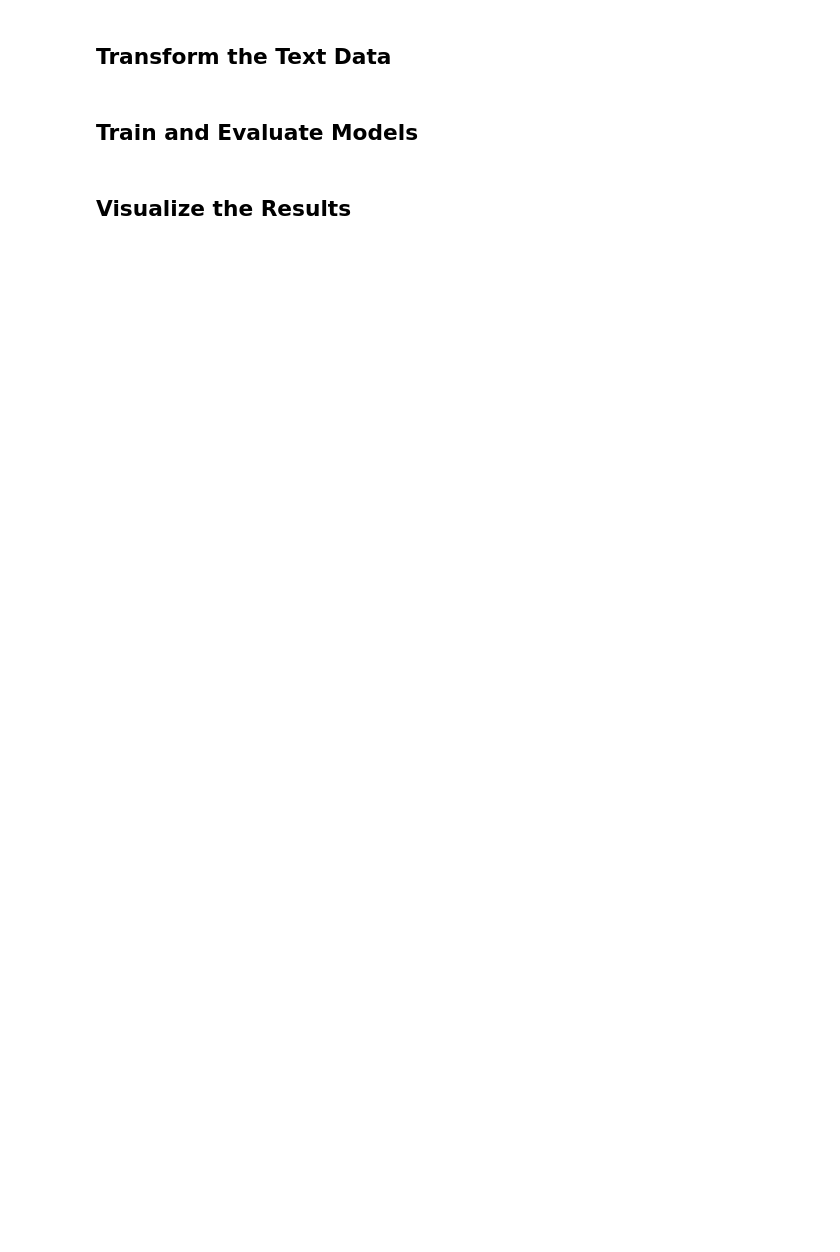
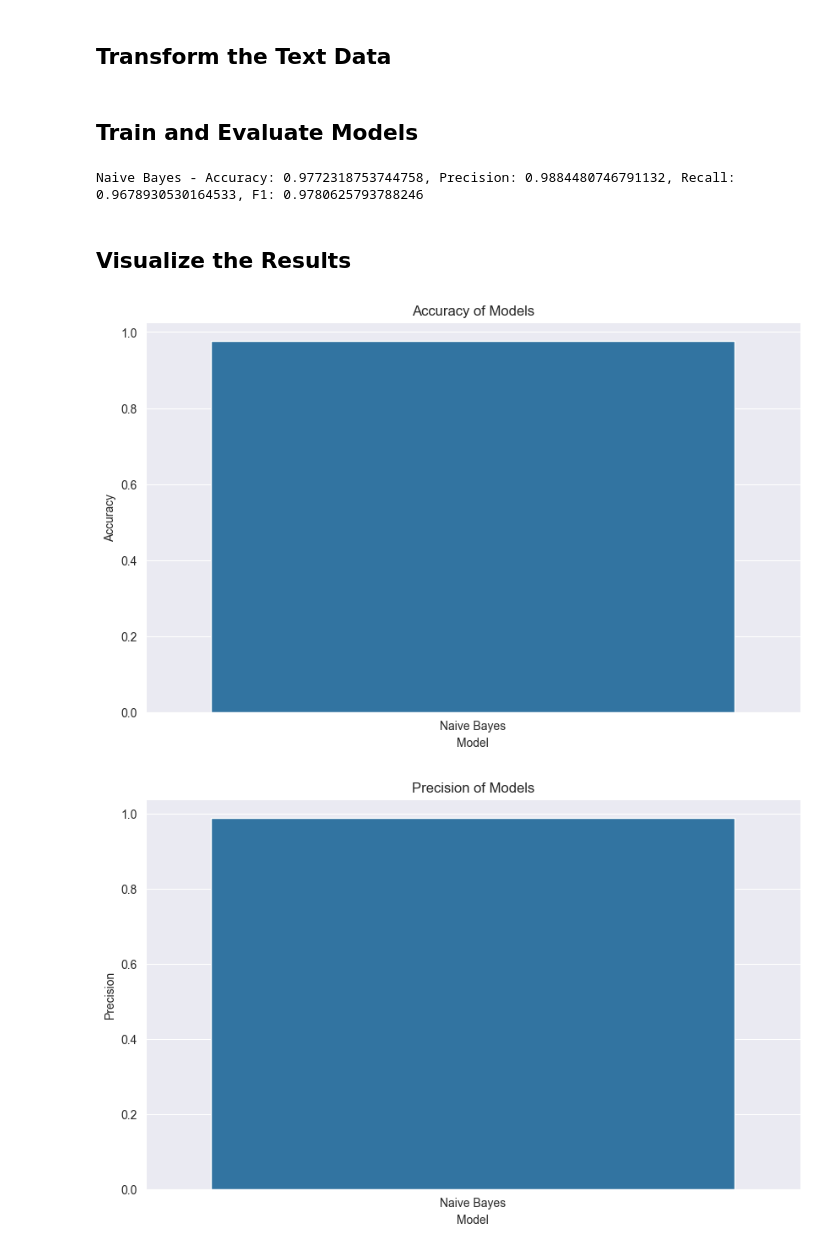
Before and after one commit to OgnjenGligoric/spam-ham-classifier, a Jupyter notebook: app.ipynb, the cells around one changed output. Cells and saved outputs as stored; diff of their text form; code cells hidden in the pictures; blank space fills up the shorter version.

```diff
--- a/app.ipynb
+++ b/app.ipynb
@@ -55,43 +69,55 @@ nn_model = MLPClassifier(hidden_layer_sizes=(100,), max_iter=300)
 # Train and evaluate Naive Bayes model
 nb_metrics = train_and_evaluate_model(nb_model, X_train_tfidf, X_test_tfidf, y_train, y_test)
 print(f"Naive Bayes - Accuracy: {nb_metrics[0]}, Precision: {nb_metrics[1]}, Recall: {nb_metrics[2]}, F1: {nb_metrics[3]}")
-
-# Train and evaluate SVM model
-svm_metrics = train_and_evaluate_model(svm_model, X_train_tfidf, X_test_tfidf, y_train, y_test)
-print(f"SVM - Accuracy: {svm_metrics[0]}, Precision: {svm_metrics[1]}, Recall: {svm_metrics[2]}, F1: {svm_metrics[3]}")
-
-# Train and evaluate Neural Network model
-nn_metrics = train_and_evaluate_model(nn_model, X_train_tfidf, X_test_tfidf, y_train, y_test)
-print(f"Neural Network - Accuracy: {nn_metrics[0]}, Precision: {nn_metrics[1]}, Recall: {nn_metrics[2]}, F1: {nn_metrics[3]}")
+#
+# # Train and evaluate SVM model
+# svm_metrics = train_and_evaluate_model(svm_model, X_train_tfidf, X_test_tfidf, y_train, y_test)
+# print(f"SVM - Accuracy: {svm_metrics[0]}, Precision: {svm_metrics[1]}, Recall: {svm_metrics[2]}, F1: {svm_metrics[3]}")
+#
+# # Train and evaluate Neural Network model
+# nn_metrics = train_and_evaluate_model(nn_model, X_train_tfidf, X_test_tfidf, y_train, y_test)
+# print(f"Neural Network - Accuracy: {nn_metrics[0]}, Precision: {nn_metrics[1]}, Recall: {nn_metrics[2]}, F1: {nn_metrics[3]}")
+# %% [output]
+Naive Bayes - Accuracy: 0.9772318753744758, Precision: 0.9884480746791132, Recall: 0.9678930530164533, F1: 0.9780625793788246
 # %% [markdown]
 ## Visualize the Results
 # %%
-# Create a DataFrame for the metrics
+# # Create a DataFrame for the metrics
 metrics_df = pd.DataFrame({
-    'Model': ['Naive Bayes', 'SVM', 'Neural Network'],
-    'Accuracy': [nb_metrics[0], svm_metrics[0], nn_metrics[0]],
-    'Precision': [nb_metrics[1], svm_metrics[1], nn_metrics[1]],
-    'Recall': [nb_metrics[2], svm_metrics[2], nn_metrics[2]],
-    'F1 Score': [nb_metrics[3], svm_metrics[3], nn_metrics[3]]
+    'Model': ['Naive Bayes'],
+    'Accuracy': [nb_metrics[0]],
+    'Precision': [nb_metrics[1]],
+    'Recall': [nb_metrics[2]],
+    'F1 Score': [nb_metrics[3]]
 })
-
+# metrics_df = pd.DataFrame({
+#     'Model': ['Naive Bayes', 'SVM', 'Neural Network'],
+#     'Accuracy': [nb_metrics[0], svm_metrics[0], nn_metrics[0]],
+#     'Precision': [nb_metrics[1], svm_metrics[1], nn_metrics[1]],
+#     'Recall': [nb_metrics[2], svm_metrics[2], nn_metrics[2]],
+#     'F1 Score': [nb_metrics[3], svm_metrics[3], nn_metrics[3]]
+# })
+#
 # Plot the metrics
 plt.figure(figsize=(10, 6))
 sns.barplot(x='Model', y='Accuracy', data=metrics_df)
 plt.title('Accuracy of Models')
 plt.show()
 
 plt.figure(figsize=(10, 6))
 sns.barplot(x='Model', y='Precision', data=metrics_df)
 plt.title('Precision of Models')
 plt.show()
 
 plt.figure(figsize=(10, 6))
 sns.barplot(x='Model', y='Recall', data=metrics_df)
 plt.title('Recall of Models')
 plt.show()
 
 plt.figure(figsize=(10, 6))
 sns.barplot(x='Model', y='F1 Score', data=metrics_df)
 plt.title('F1 Score of Models')
 plt.show()
+# %% [output]
+[figure, added]
+[figure, added]
```
Also changed, not shown: parts of 6 cells of this notebook, 1 other file.
